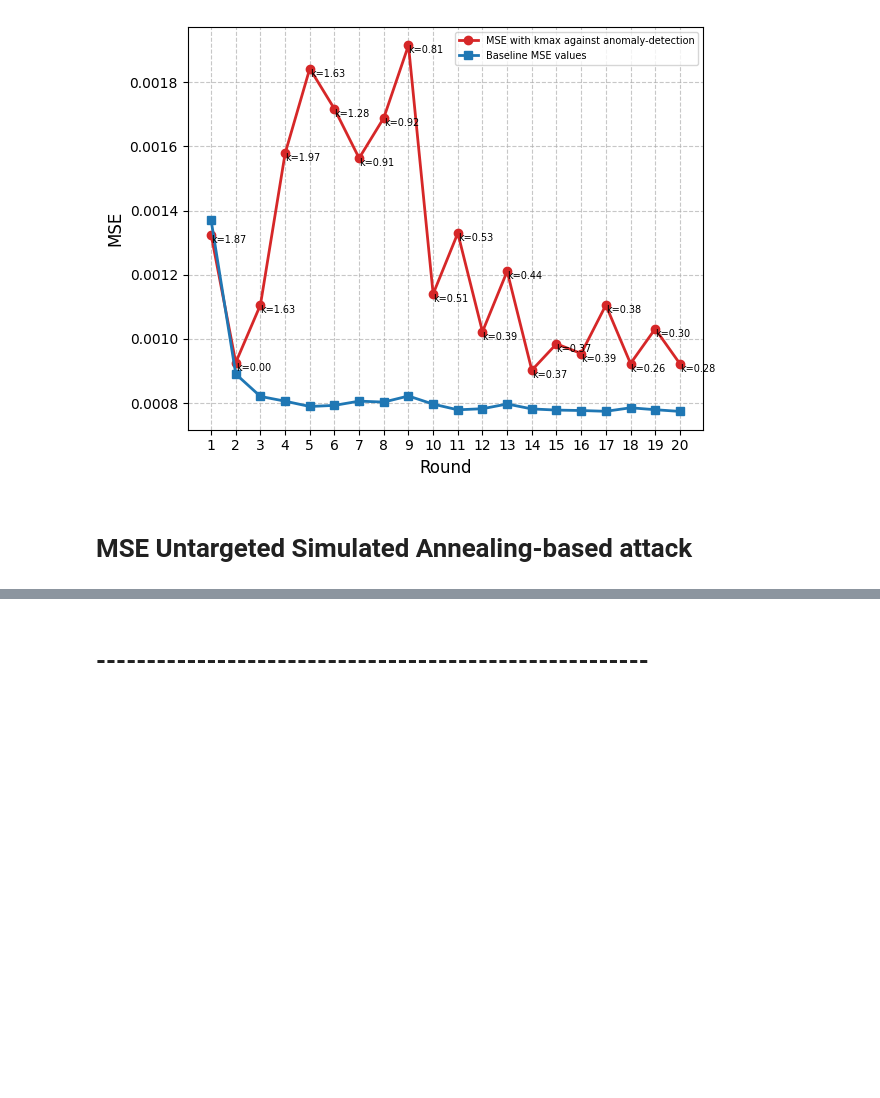
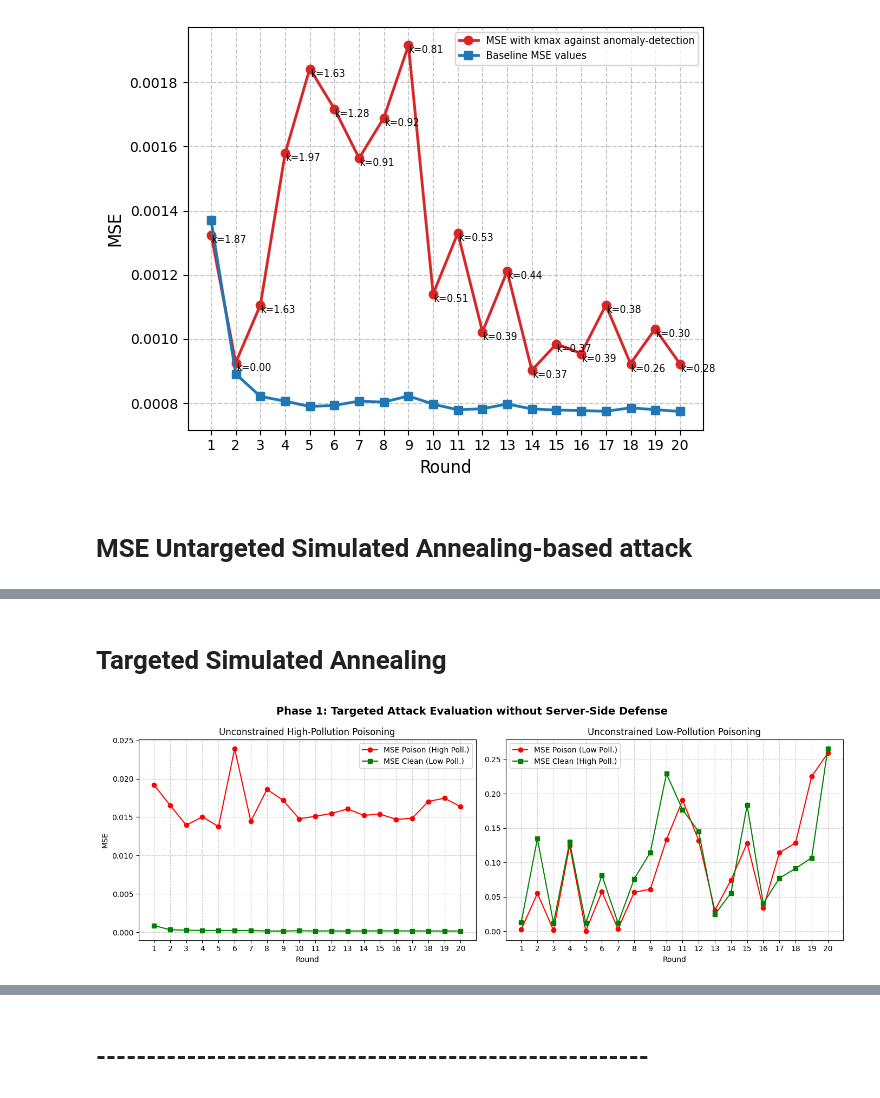
Before and after one commit to LombardiGiacomo/master-thesis-fl-poisoning-simulated-annealing, a Jupyter notebook: graphs.ipynb, the cells around one changed output, grey strips where cells are left out. Drawn from its saved outputs; the diff is of its cells as text; code cells hidden in the pictures; blank space fills up the shorter version.

```diff
--- a/graphs.ipynb
+++ b/graphs.ipynb
@@ -749,0 +854,42 @@ plt.show()
+# %% [markdown]
+# Targeted Simulated Annealing
+# %%
+import matplotlib.pyplot as plt
+
+rounds = list(range(1, 21))
+
+# --- DATI ESPERIMENTO 1 (High Pollution Poisoning) ---
+exp1_mse_poison = [0.019203, 0.016543, 0.013949, 0.015044, 0.013764, 0.023904, 0.014448, 0.018614, 0.017192, 0.014779, 0.015106, 0.015481, 0.016064, 0.015233, 0.015399, 0.014711, 0.014854, 0.017034, 0.017474, 0.016354]
+exp1_mse_clean = [0.000879, 0.000329, 0.000269, 0.000235, 0.000242, 0.000230, 0.000217, 0.000170, 0.000160, 0.000204, 0.000174, 0.000180, 0.000167, 0.000174, 0.000185, 0.000181, 0.000181, 0.000174, 0.000172, 0.000162]
+
+# --- DATI ESPERIMENTO 2 (Low Pollution Poisoning) ---
+exp2_mse_poison = [0.002791, 0.055207, 0.001602, 0.124788, 0.000477, 0.057579, 0.003333, 0.056776, 0.061201, 0.133397, 0.190741, 0.131952, 0.030568, 0.074728, 0.128191, 0.033898, 0.114342, 0.128543, 0.225154, 0.259024]
+exp2_mse_clean = [0.013132, 0.134670, 0.011955, 0.130045, 0.011860, 0.081399, 0.011978, 0.076188, 0.114829, 0.228989, 0.176896, 0.144863, 0.024699, 0.055830, 0.183313, 0.040518, 0.077420, 0.091440, 0.106962, 0.265366]
+
+fig, (ax1, ax2) = plt.subplots(1, 2, figsize=(14, 5))
+
+# GRAFICO ESPERIMENTO 1
+ax1.plot(rounds, exp1_mse_poison, label='MSE Poison (High Poll.)', color='red', marker='o')
+ax1.plot(rounds, exp1_mse_clean, label='MSE Clean (Low Poll.)', color='green', marker='s')
+ax1.set_title('Unconstrained High-Pollution Poisoning', fontsize=12)
+ax1.set_xlabel('Round')
+ax1.set_ylabel('MSE')
+ax1.set_xticks(range(1, 21))
+ax1.legend()
+ax1.grid(True, linestyle='--', alpha=0.6)
+
+# GRAFICO ESPERIMENTO 2
+ax2.plot(rounds, exp2_mse_poison, label='MSE Poison (Low Poll.)', color='red', marker='o')
+ax2.plot(rounds, exp2_mse_clean, label='MSE Clean (High Poll.)', color='green', marker='s')
+ax2.set_title('Unconstrained Low-Pollution Poisoning', fontsize=12)
+ax2.set_xlabel('Round')
+ax2.set_xticks(range(1, 21))
+ax2.legend()
+ax2.grid(True, linestyle='--', alpha=0.6)
+
+plt.suptitle('Phase 1: Targeted Attack Evaluation without Server-Side Defense', fontsize=14, fontweight='bold')
+plt.tight_layout()
+plt.savefig('./GraphsImages/phase1_targeted_attack', dpi=300)
+plt.show()
+# %% [output]
+[figure, added]
```
Also changed, not shown: parts of 5 cells of this notebook, 3 other files.
